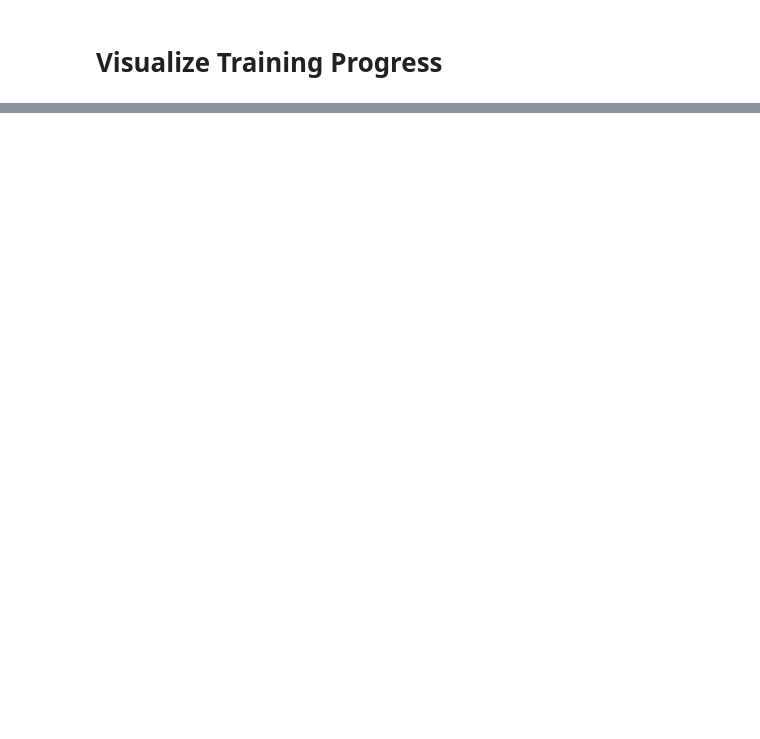
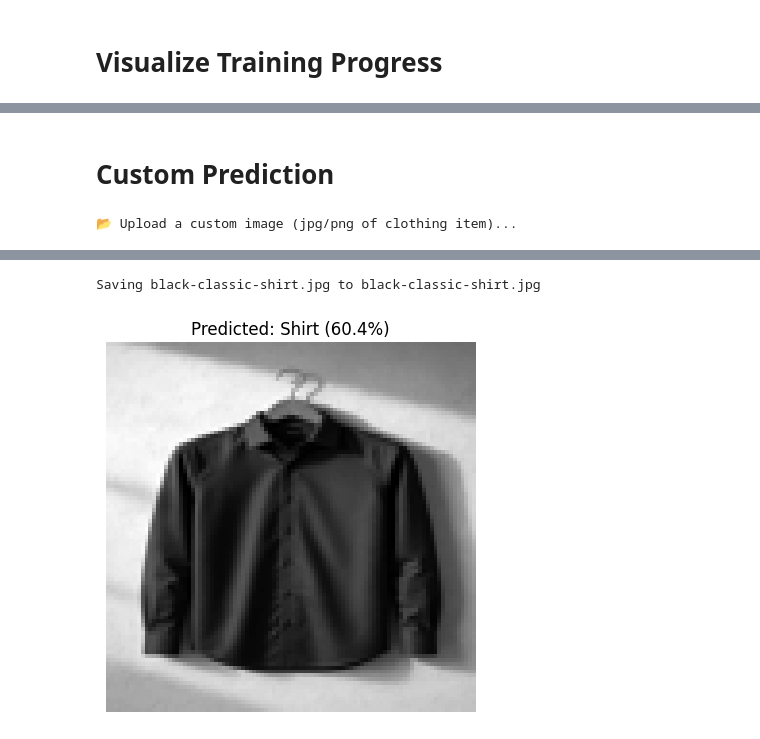
Before and after one commit to sathu0622/DL_Assigment, a Jupyter notebook: Transfer_Learning_(MobileNetV2).ipynb, the cells around one changed output, grey strips where cells are left out. Saved outputs shown, nothing was run; the diff lists cells and outputs as text; code cells hidden in the pictures; blank space fills up the shorter version.

```diff
--- a/Transfer_Learning_(MobileNetV2).ipynb
+++ b/Transfer_Learning_(MobileNetV2).ipynb
@@ -171,0 +228,24 @@ plt.show()
+# %% [markdown]
+# **Custom Prediction**
+# %%
+from google.colab import files
+
+print("\n📂 Upload a custom image (jpg/png of clothing item)...")
+uploaded = files.upload()
+
+for fname in uploaded.keys():
+    path = fname
+    img = Image.open(path).convert("L").resize((IMG_SIZE, IMG_SIZE))
+    img_rgb = np.stack([img]*3, axis=-1)
+    img_array = np.expand_dims(img_rgb, 0) / 255.0
+
+    pred = model3.predict(img_array, verbose=0)
+    pred_label = np.argmax(pred)
+    confidence = np.max(pred) * 100
+
+    plt.imshow(img, cmap='gray')
+    plt.title(f"Predicted: {class_names[pred_label]} ({confidence:.1f}%)")
+    plt.axis('off')
+    plt.show()
+# %% [output]
+📂 Upload a custom image (jpg/png of clothing item)...
@@ -171,0 +253,2 @@ plt.show()
+Saving black-classic-shirt.jpg to black-classic-shirt.jpg
+[figure, added]
```
Also changed, not shown: parts of 15 cells of this notebook.
